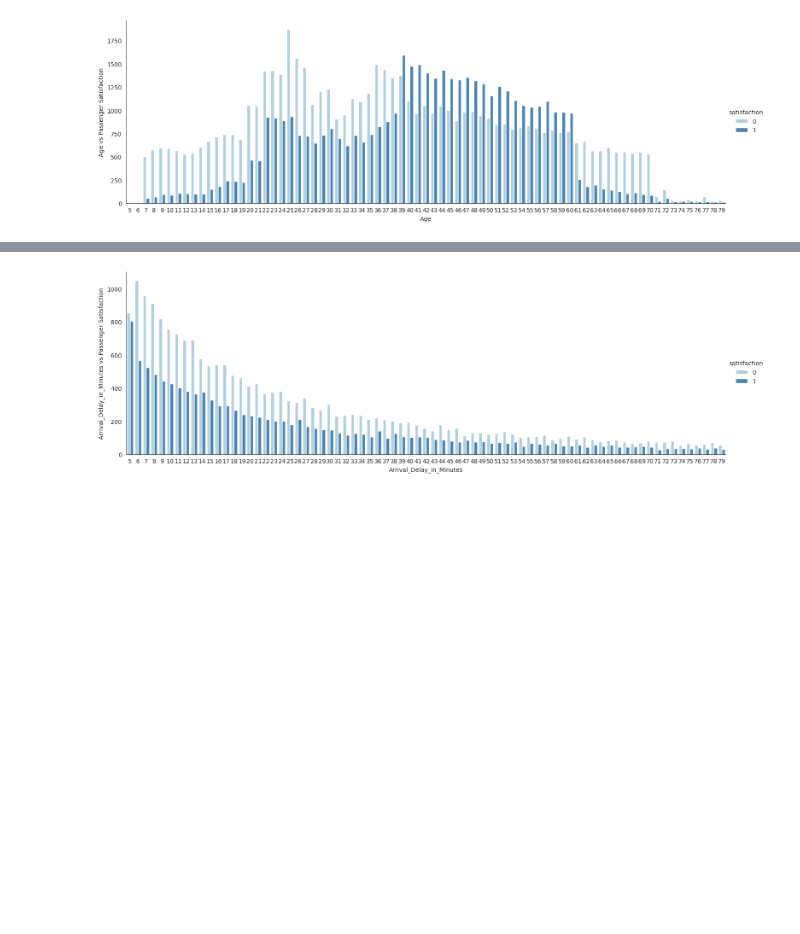
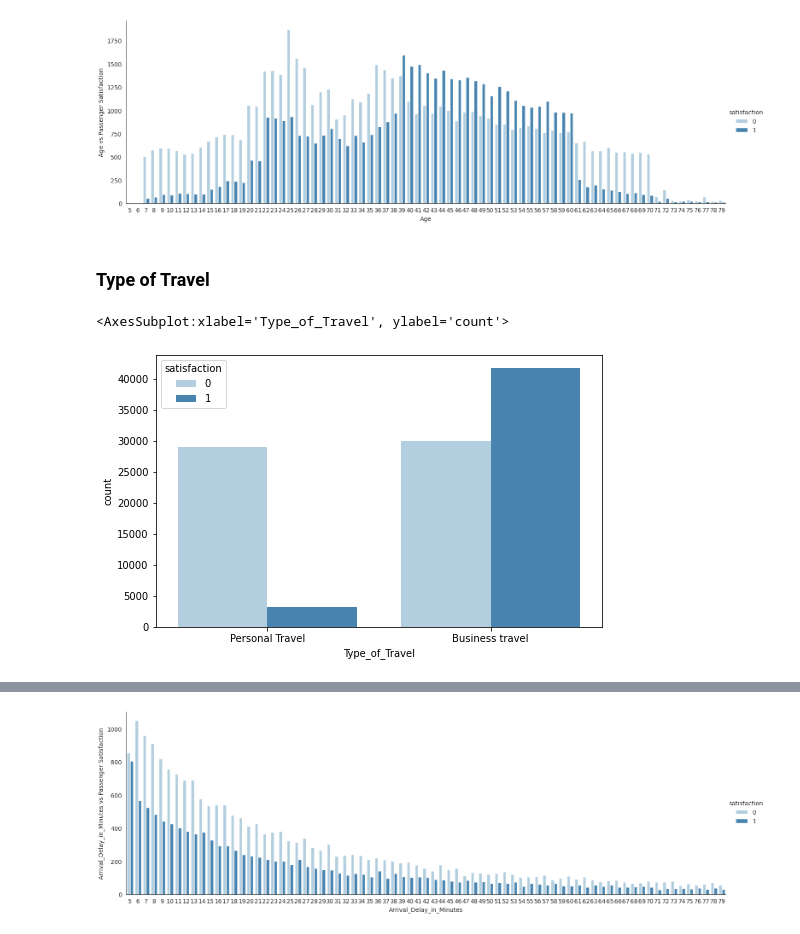
Before and after one commit to shanshanlao/Airline-Passenger-Satisfaction-Prediction, a Jupyter notebook: Code/Airline_data_Basic EDA.ipynb, the cells around one changed output, grey strips where cells are left out. Cells and saved outputs as stored; diff of their text form; code cells hidden in the pictures; blank space fills up the shorter version.

```diff
--- a/Code/Airline_data_Basic EDA.ipynb
+++ b/Code/Airline_data_Basic EDA.ipynb
@@ -286,3 +309,10 @@ with sns.axes_style('white'):
     g.set_ylabels('Age vs Passenger Satisfaction')
 # %% [output]
 [figure]
+# %% [markdown]
+### Type of Travel
+# %%
+plot_with_sat('Type_of_Travel')
+# %% [output]
+<AxesSubplot:xlabel='Type_of_Travel', ylabel='count'>
+[figure, added]
```
Also changed, not shown: parts of 69 cells of this notebook.
